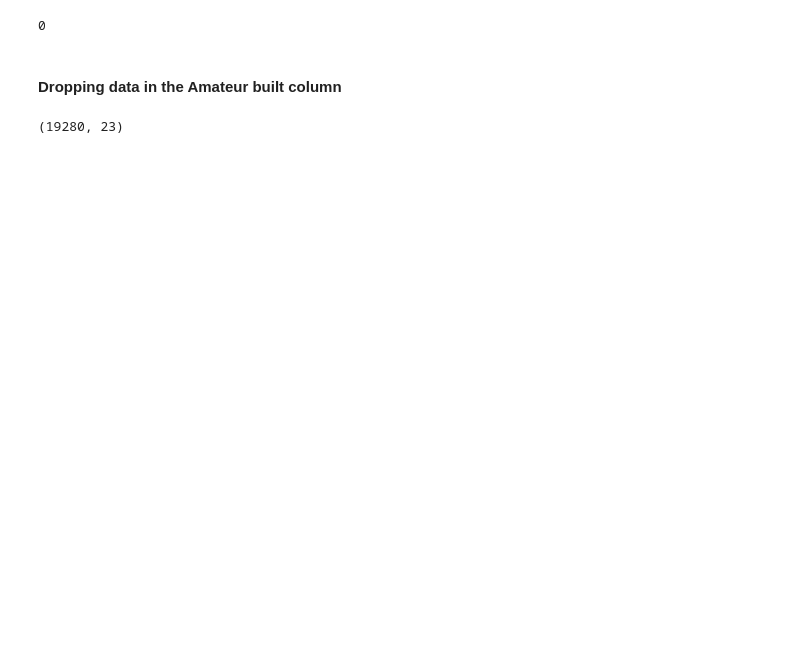
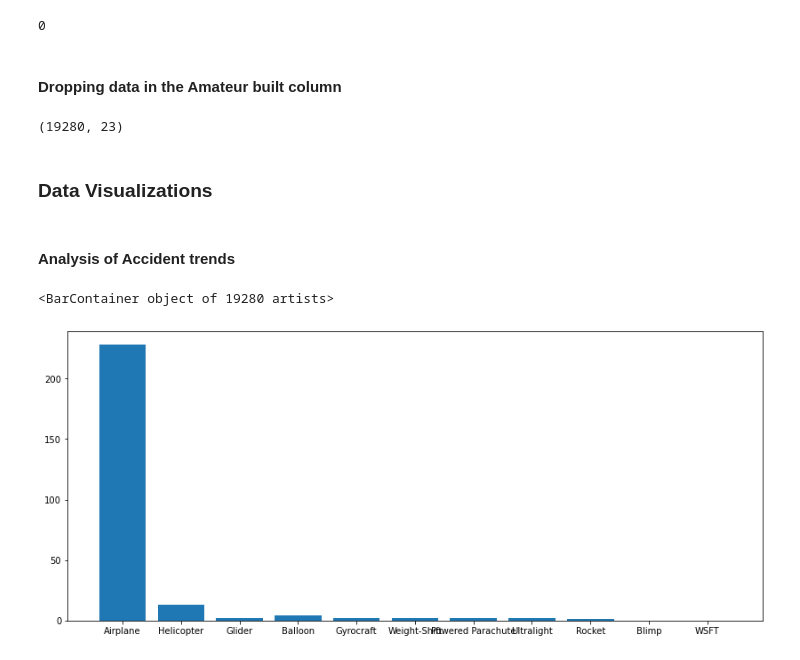
Before and after one commit to joyaran/Phase_1_project, a Jupyter notebook: phase_1_project.ipynb, the cells around one changed output. Saved outputs shown, nothing was run; the diff lists cells and outputs as text; code cells hidden in the pictures; blank space fills up the shorter version.

Commit message:
Initial stages of data visualization

```diff
--- a/phase_1_project.ipynb
+++ b/phase_1_project.ipynb
@@ -265,3 +267,16 @@ df = df[df["Amateur_Built"] == "No"]
 df.shape
 # %% [output]
 (19280, 23)
+# %% [markdown]
+### Data Visualizations
+# %% [markdown]
+#### Analysis of Accident trends
+# %%
+x = df["Aircraft_Category"]
+y= df["Total_Fatal_Injuries"]
+
+plt.figure(figsize=(14, 6))
+plt.bar(x, y)
+# %% [output]
+<BarContainer object of 19280 artists>
+[figure, added]
```
Also changed, not shown: parts of 13 cells of this notebook.
